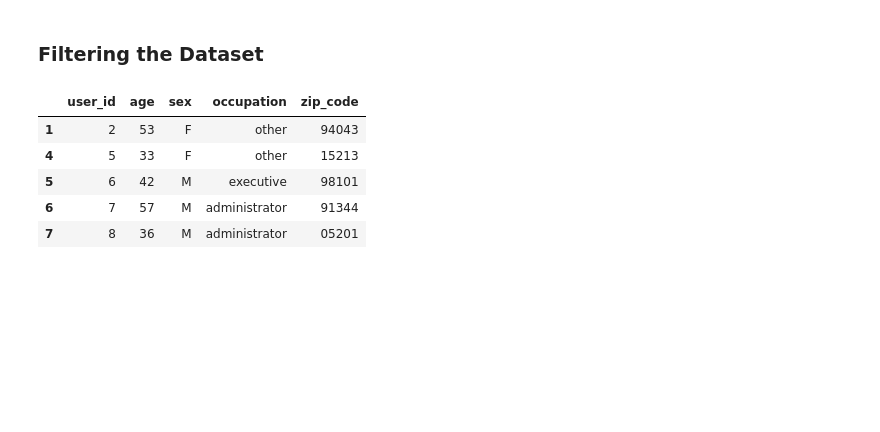
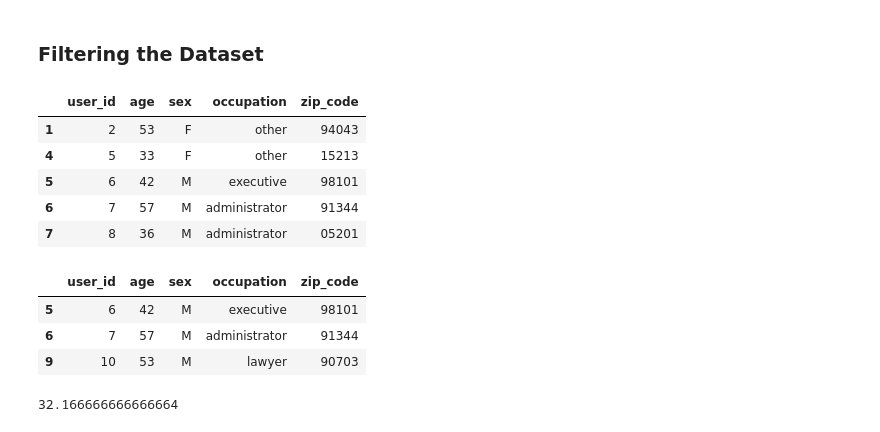
Before and after one commit to chhart/April20-CS109, a Jupyter notebook: 09_04 Data Scraping (Lec2).ipynb, the cells around one changed output. Cells and saved outputs as stored; diff of their text form; code cells hidden in the pictures; blank space fills up the shorter version.

```diff
--- a/09_04 Data Scraping (Lec2).ipynb
+++ b/09_04 Data Scraping (Lec2).ipynb
@@ -157,3 +157,19 @@ oldUsers.head()
 | 5 | 6 | 42 | M | executive | 98101 |
 | 6 | 7 | 57 | M | administrator | 91344 |
 | 7 | 8 | 36 | M | administrator | 05201 |
+# %%
+oldMaleUsers = users[(users.age > 40) & (users.sex == 'M')]
+oldMaleUsers.head(3)
+# %% [output]
+|  | user_id | age | sex | occupation | zip_code |
+| 5 | 6 | 42 | M | executive | 98101 |
+| 6 | 7 | 57 | M | administrator | 91344 |
+| 9 | 10 | 53 | M | lawyer | 90703 |
+# %%
+#show the mean age of female programmers
+
+users[(users.sex == 'F') & (users.occupation == 'programmer')].age.mean()
+
+# I did this in one line vs 4 lines in the tutorial - YES! GO ME
+# %% [output]
+32.166666666666664
```
Also changed, not shown: parts of 29 cells of this notebook.
